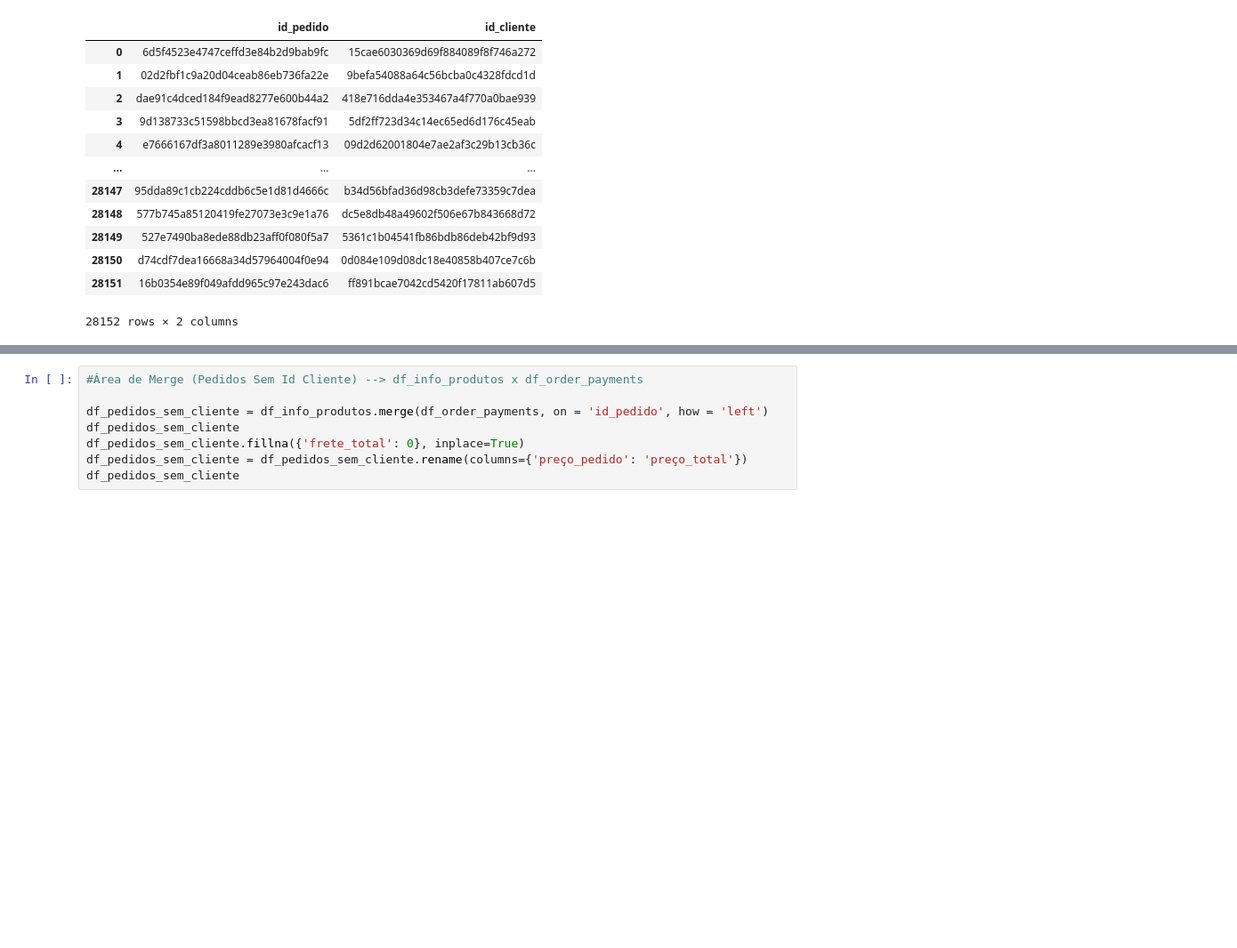
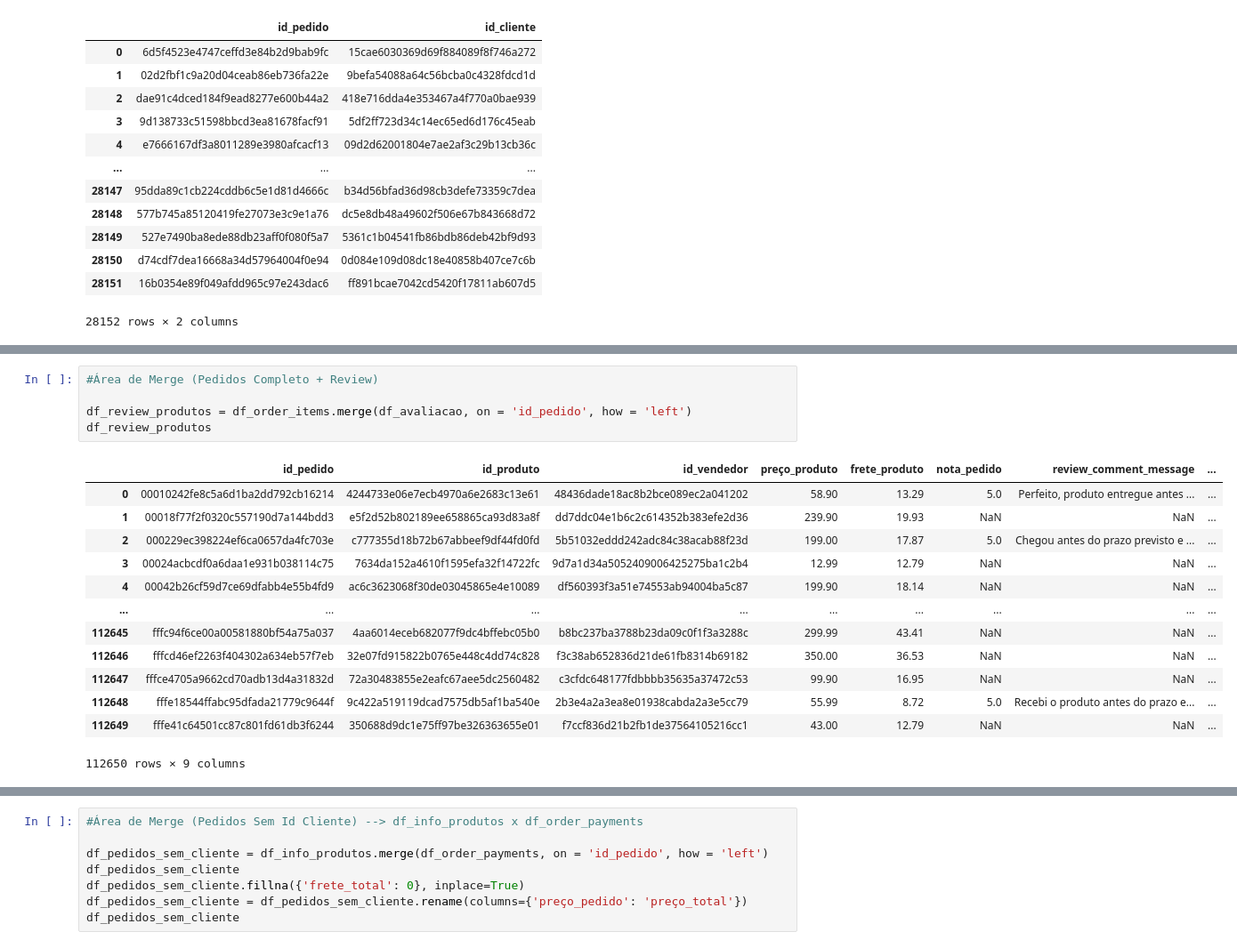
Before and after one commit to madusagii/Z-O, a Jupyter notebook: z-o.ipynb, the cells around one changed output, grey strips where cells are left out. Shown at 89% size. Drawn from its saved outputs; the diff is of its cells as text; blank space fills up the shorter version.

```diff
--- a/z-o.ipynb
+++ b/z-o.ipynb
@@ -345,3 +342,22 @@ df_treino
+# %%
+#Área de Merge (Pedidos Completo + Review)
+
+df_review_produtos = df_order_items.merge(df_avaliacao, on = 'id_pedido', how = 'left')
+df_review_produtos
+# %% [output]
+|  | id_pedido | id_produto | id_vendedor | preço_produto | frete_produto | nota_pedido | review_comment_message | ... |
+| 0 | 00010242fe8c5a6d1ba2dd792cb16214 | 4244733e06e7ecb4970a6e2683c13e61 | 48436dade18ac8b2bce089ec2a041202 | 58.90 | 13.29 | 5.0 | Perfeito, produto entregue antes ... | ... |
+| 1 | 00018f77f2f0320c557190d7a144bdd3 | e5f2d52b802189ee658865ca93d83a8f | dd7ddc04e1b6c2c614352b383efe2d36 | 239.90 | 19.93 | NaN | NaN | ... |
+| 2 | 000229ec398224ef6ca0657da4fc703e | c777355d18b72b67abbeef9df44fd0fd | 5b51032eddd242adc84c38acab88f23d | 199.00 | 17.87 | 5.0 | Chegou antes do prazo previsto e ... | ... |
+| 3 | 00024acbcdf0a6daa1e931b038114c75 | 7634da152a4610f1595efa32f14722fc | 9d7a1d34a5052409006425275ba1c2b4 | 12.99 | 12.79 | NaN | NaN | ... |
+| 4 | 00042b26cf59d7ce69dfabb4e55b4fd9 | ac6c3623068f30de03045865e4e10089 | df560393f3a51e74553ab94004ba5c87 | 199.90 | 18.14 | NaN | NaN | ... |
+| ... | ... | ... | ... | ... | ... | ... | ... | ... |
+| 112645 | fffc94f6ce00a00581880bf54a75a037 | 4aa6014eceb682077f9dc4bffebc05b0 | b8bc237ba3788b23da09c0f1f3a3288c | 299.99 | 43.41 | NaN | NaN | ... |
+| 112646 | fffcd46ef2263f404302a634eb57f7eb | 32e07fd915822b0765e448c4dd74c828 | f3c38ab652836d21de61fb8314b69182 | 350.00 | 36.53 | NaN | NaN | ... |
+| 112647 | fffce4705a9662cd70adb13d4a31832d | 72a30483855e2eafc67aee5dc2560482 | c3cfdc648177fdbbbb35635a37472c53 | 99.90 | 16.95 | NaN | NaN | ... |
+| 112648 | fffe18544ffabc95dfada21779c9644f | 9c422a519119dcad7575db5af1ba540e | 2b3e4a2a3ea8e01938cabda2a3e5cc79 | 55.99 | 8.72 | 5.0 | Recebi o produto antes do prazo e... | ... |
+| 112649 | fffe41c64501cc87c801fd61db3f6244 | 350688d9dc1e75ff97be326363655e01 | f7ccf836d21b2fb1de37564105216cc1 | 43.00 | 12.79 | NaN | NaN | ... |
+112650 rows × 9 columns
 # %%
 #Área de Merge (Pedidos Completo + Info Produtos) --> df_order_items x df_products
 
```
Also changed, not shown: parts of 9 cells of this notebook, 1 other file.
